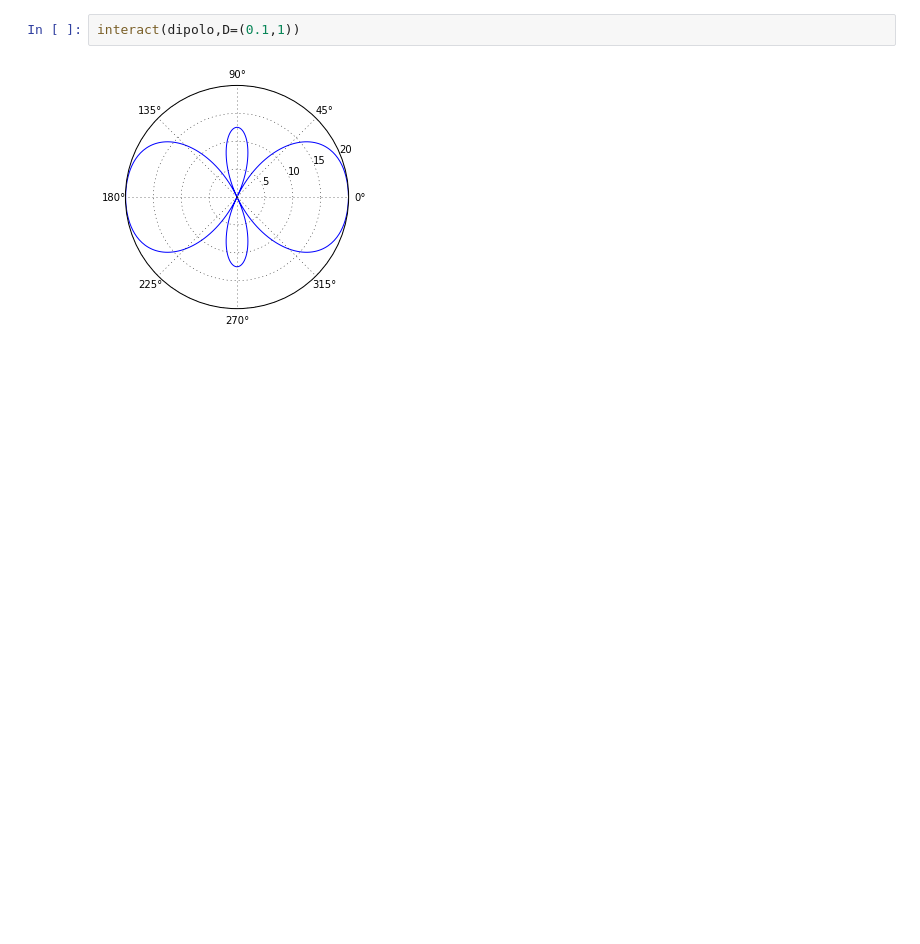
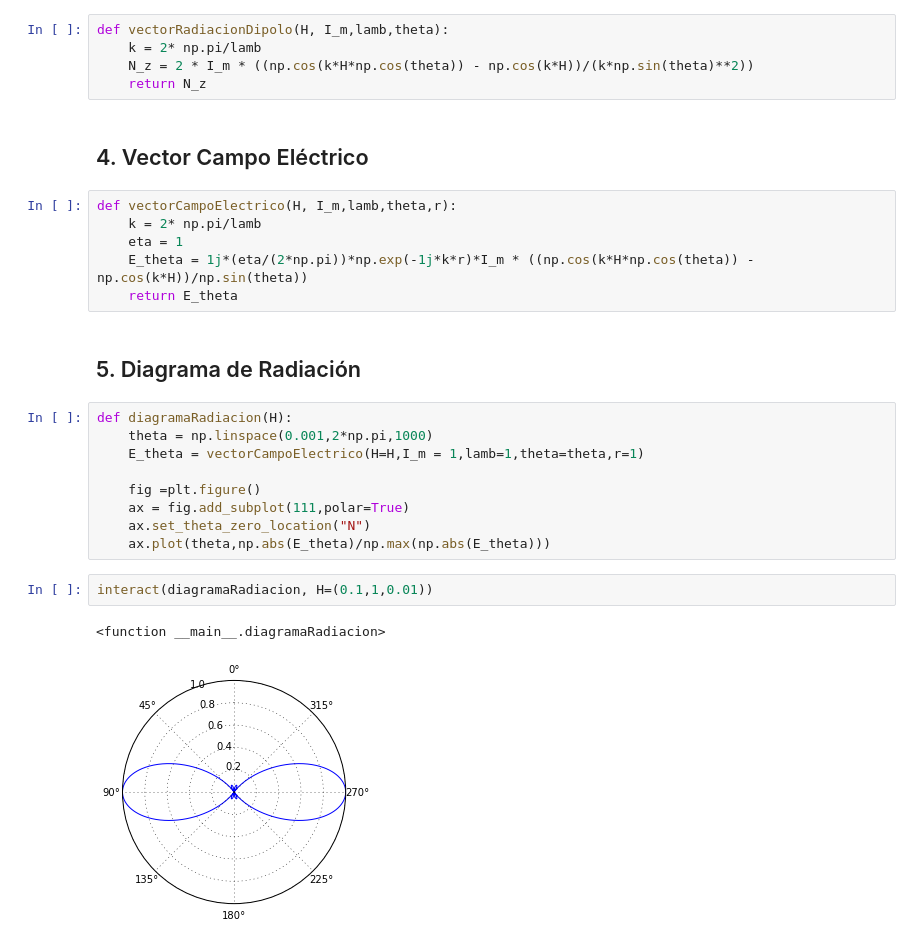
Before and after one commit to joseayebenes/Curso-Python, a Jupyter notebook: notebooks/clase3b_Diagrama-de-radiación-antena.ipynb, the cells around one changed output. Drawn from its saved outputs; the diff is of its cells as text; blank space fills up the shorter version.

```diff
--- a/notebooks/clase3b_Diagrama-de-radiación-antena.ipynb
+++ b/notebooks/clase3b_Diagrama-de-radiación-antena.ipynb
@@ -35,4 +36,29 @@ def dipolo(D=0.1):
+# %%
+def vectorRadiacionDipolo(H, I_m,lamb,theta):
+    k = 2* np.pi/lamb
+    N_z = 2 * I_m * ((np.cos(k*H*np.cos(theta)) - np.cos(k*H))/(k*np.sin(theta)**2))
+    return N_z
+# %% [markdown]
+## 4. Vector Campo Eléctrico
+# %%
+def vectorCampoElectrico(H, I_m,lamb,theta,r):
+    k = 2* np.pi/lamb
+    eta = 1
+    E_theta = 1j*(eta/(2*np.pi))*np.exp(-1j*k*r)*I_m * ((np.cos(k*H*np.cos(theta)) - np.cos(k*H))/np.sin(theta))
+    return E_theta
+# %% [markdown]
+## 5. Diagrama de Radiación
+# %%
+def diagramaRadiacion(H):
+    theta = np.linspace(0.001,2*np.pi,1000)
+    E_theta = vectorCampoElectrico(H=H,I_m = 1,lamb=1,theta=theta,r=1)
+
+    fig =plt.figure()
+    ax = fig.add_subplot(111,polar=True)
+    ax.set_theta_zero_location("N")
+    ax.plot(theta,np.abs(E_theta)/np.max(np.abs(E_theta)))
 # %%
-interact(dipolo,D=(0.1,1))
+interact(diagramaRadiacion, H=(0.1,1,0.01))
 # %% [output]
+<function __main__.diagramaRadiacion>
-[figure, old version]
+[figure, new version]
```
Also changed, not shown: parts of 18 cells of this notebook, 23 other files.
